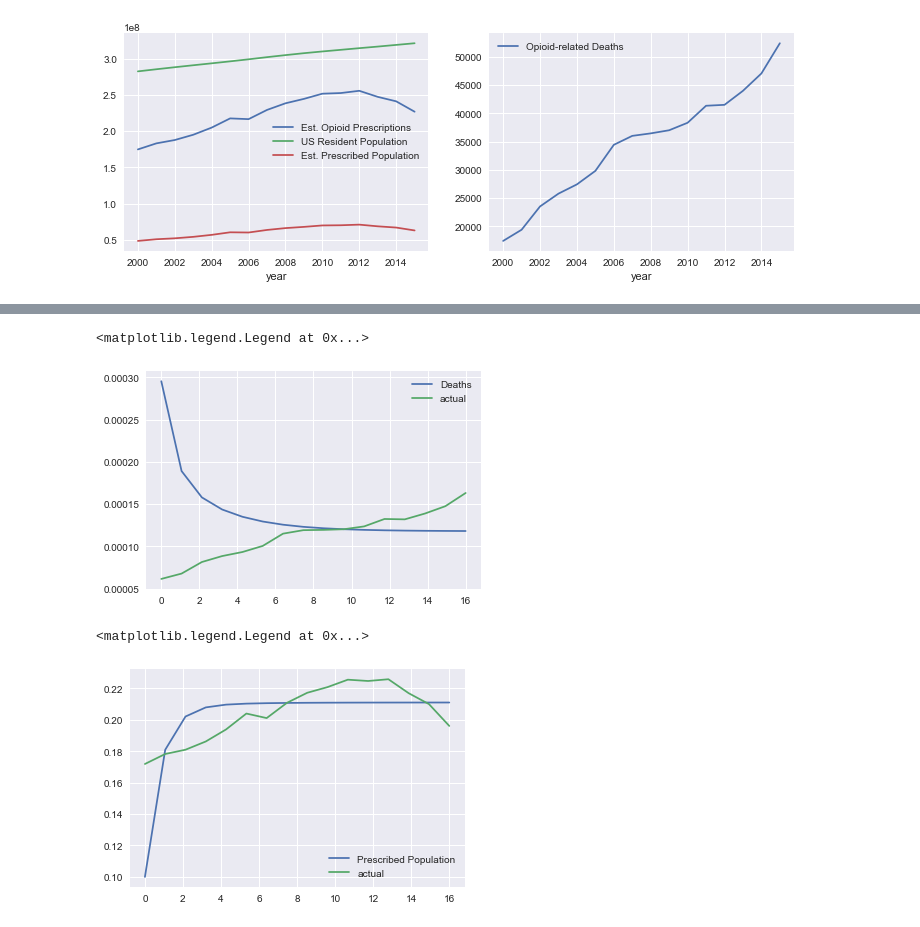
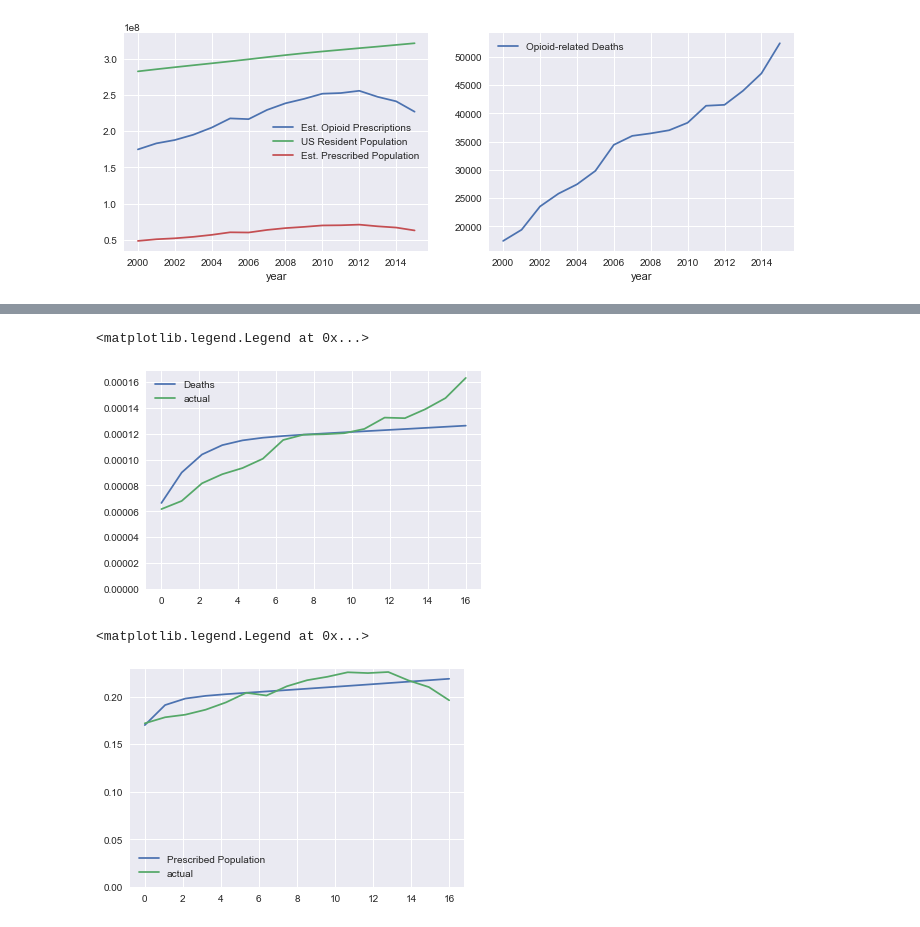
Before and after one commit to lauraware/am205project, a Jupyter notebook: Fitting_2.ipynb, the cells around one changed output, grey strips where cells are left out. Drawn from its saved outputs; the diff is of its cells as text; code cells hidden in the pictures.

Commit message:
Multistart method, better initial conditions.

```diff
--- a/Fitting_2.ipynb
+++ b/Fitting_2.ipynb
@@ -82,4 +78,6 @@ df.plot("year", "deaths", ax=ax[1], label="Opioid-related Deaths")
 # %% [output]
 <matplotlib.axes._subplots.AxesSubplot at 0x...>
 [figure]
+# %%
+SPAR0 = [0.81, 0.17, 0.0045, 0.0155]
 # %%
@@ -94,13 +92,13 @@ def opioid_ours(state, t, alpha, beta_1, beta_2, gamma, zeta, delta, sigma):
 # %%
 def integrated_model(params):
 
-    state0 = [0.87, 0.10, 0.02, 0.01]
+    state0 = SPAR0
     t = np.linspace(0, 16, 16)
 
-    alpha, beta_1, beta_2, gamma, zeta, delta, sigma = params
+    alpha, beta_1, beta_2, gamma, zeta, delta, sigma, epsilon = params
 
     numerical_sol = sp.integrate.odeint(opioid_ours, state0, t,
-                                        args=(alpha, beta_1, beta_2, gamma, zeta, delta, sigma))
+                                        args=(alpha, beta_1, beta_2, gamma, zeta, delta, sigma, epsilon))
 
     opioid_deaths = numerical_sol[:,2] * (mu_star - mu)
     P = numerical_sol[:,1]
@@ -134,13 +128,28 @@ zeta = 0.7 # rate of A entry into rehab. could be 0-1
 actual = df[["opioid_death_rate", "prescribed_population_percent"]].values
 
 
-params0 = (alpha, beta_1, beta_2, gamma, zeta, delta, sigma)
-
+# Try first with actual parameters
 ret = sp.optimize.minimize(integrated_model,
-                     params0,
-                     bounds=[(0,1), (0, 1), (0, 1), (0,1), (0, 1), (0,1), (0,1)],
-                    method="TNC",
+                     (alpha, beta_1, beta_2, gamma, zeta, delta, sigma, epsilon),
+                     bounds=[(0,1), (0, 1), (0, 1), (0,1), (0, 1), (0,1), (0,1), (0, 1)],
+                     method="TNC",
                      options={"maxiter": 2000}
                      )
 
-ret
+
+best_fit = ret
+
+# Do multistarts
+for i in range(100):
+
+    params0 = np.random.rand(8)
+
+    ret = sp.optimize.minimize(integrated_model,
+                     params0,
+                     bounds=[(0,1), (0, 1), (0, 1), (0,1), (0, 1), (0,1), (0,1), (0, 1)],
+                     method="TNC",
+                     options={"maxiter": 2000}
+                     )
+
+    if ret.fun < best_fit.fun:
+        best_fit = ret
@@ -164,10 +171,8 @@ array([ 0.27526747,  0.07789748,  0.01587287,  0.00962013,  1.        ,
 # %%
-state0 = [0.87, 0.10, 0.02, 0.01]
+alpha, beta_1, beta_2, gamma, zeta, delta, sigma, epsilon = ret.x
 
-alpha, beta_1, beta_2, gamma, zeta, delta, sigma = ret.x
-
-numerical_sol = sp.integrate.odeint(opioid_ours, state0, t,
-                                    args=(alpha, beta_1, beta_2, gamma, zeta, delta, sigma)
+numerical_sol = sp.integrate.odeint(opioid_ours, SPAR0, t,
+                                    args=(alpha, beta_1, beta_2, gamma, zeta, delta, sigma, epsilon)
                                    )
 
 S = numerical_sol[:,0]
@@ -177,17 +182,19 @@ R = numerical_sol[:,3]
 # %%
 plt.plot(t, (mu_star-mu)*A, label="Deaths")
 plt.plot(t, df.opioid_death_rate, label = "actual")
+plt.ylim(ymin=0)
 plt.legend()
 # %% [output]
 <matplotlib.legend.Legend at 0x...>
-[figure, old version]
+[figure, new version]
 # %%
 plt.plot(t, P, label="Prescribed Population")
 plt.plot(t, df.prescribed_population_percent, label = "actual")
+plt.ylim(ymin=0)
 plt.legend()
 # %% [output]
 <matplotlib.legend.Legend at 0x...>
-[figure, old version]
+[figure, new version]
 # %%
 plt.plot(t, S, label="Susceptible")
 plt.plot(t, P, label= "Prescribed")
```
Also changed, not shown: parts of 8 cells of this notebook.
